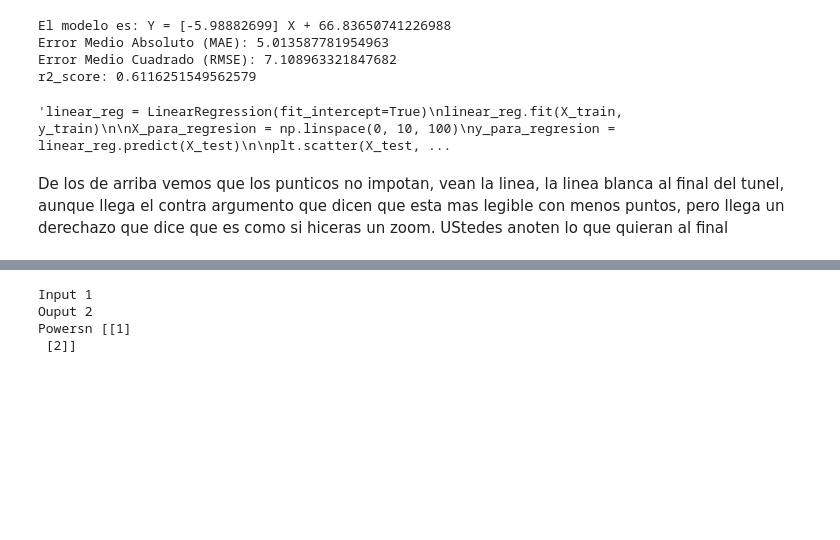
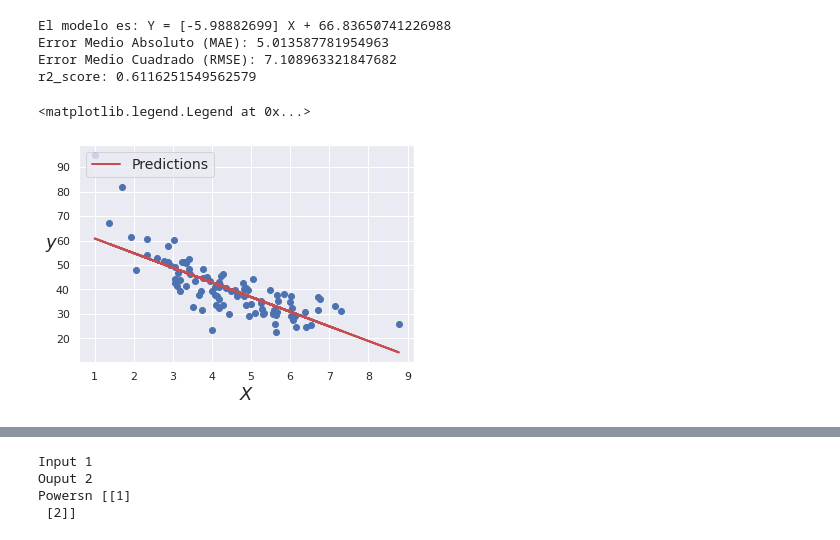
Before and after one commit to PosgradoMNA/actividades-de-aprendizaje-ingcarlosleon, a Jupyter notebook: actividad-regresiones-k-means/Ejercicio_1_Costo_en_la_industria_de_manufactura.ipynb, the cells around one changed output, grey strips where cells are left out. Cells and saved outputs as stored; diff of their text form; code cells hidden in the pictures; blank space fills up the shorter version.

```diff
--- a/actividad-regresiones-k-means/Ejercicio_1_Costo_en_la_industria_de_manufactura.ipynb
+++ b/actividad-regresiones-k-means/Ejercicio_1_Costo_en_la_industria_de_manufactura.ipynb
@@ -391,21 +379,19 @@ Error Medio Absoluto (MAE): 5.013587781954963
 Error Medio Cuadrado (RMSE): 7.108963321847682
 r2_score: 0.6116251549562579
 # %%
-#**********************************************************************************************************************************************************************************************
-#Grafica del compañero
-'''linear_reg = LinearRegression(fit_intercept=True)
+# Gráfica
+linear_reg = LinearRegression(fit_intercept=True)
 linear_reg.fit(X_train, y_train)
 
 X_para_regresion = np.linspace(0, 10, 100)
 y_para_regresion = linear_reg.predict(X_test)
 
-plt.scatter(X_test, y_test) #Esta es la diferencia con el anterior, con los puntitos en origen de prueba
+plt.scatter(X_test, y_test)
 plt.plot(X_test, y_para_regresion, "r-", linewidth=2, label="Predictions")
 plt.xlabel("$X$", fontsize=18)
 plt.ylabel("$y$", rotation=0, fontsize=18)
-plt.legend(loc="upper left", fontsize=14);'''
+plt.legend(loc="upper left", fontsize=14)
 # %% [output]
-'linear_reg = LinearRegression(fit_intercept=True)\nlinear_reg.fit(X_train, y_train)\n\nX_para_regresion = np.linspace(0, 10, 100)\ny_para_regresion = linear_reg.predict(X_test)\n\nplt.scatter(X_test, ...
+<matplotlib.legend.Legend at 0x...>
+[figure, added]
-# %% [markdown]
-De los de arriba vemos que los punticos no impotan, vean la linea, la linea blanca al final del tunel, aunque llega el contra argumento que dicen que esta mas legible con menos puntos, pero llega un derechazo que dice que es como si hiceras un zoom. UStedes anoten lo que quieran al final
 # %%
```
Also changed, not shown: parts of 49 cells of this notebook.
